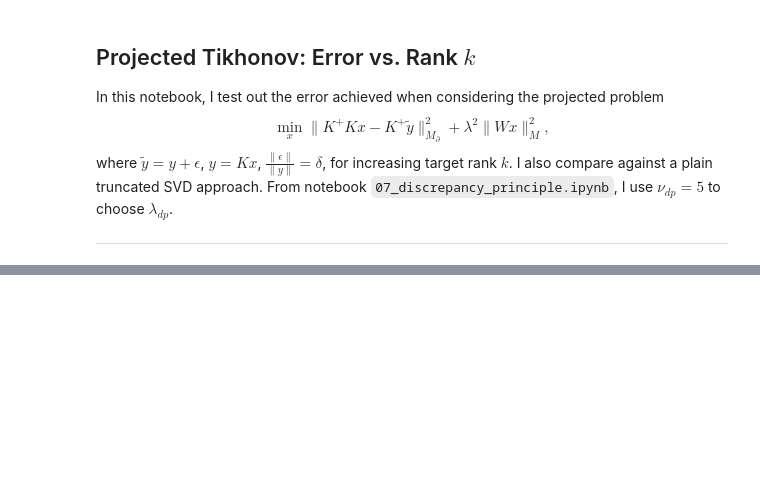
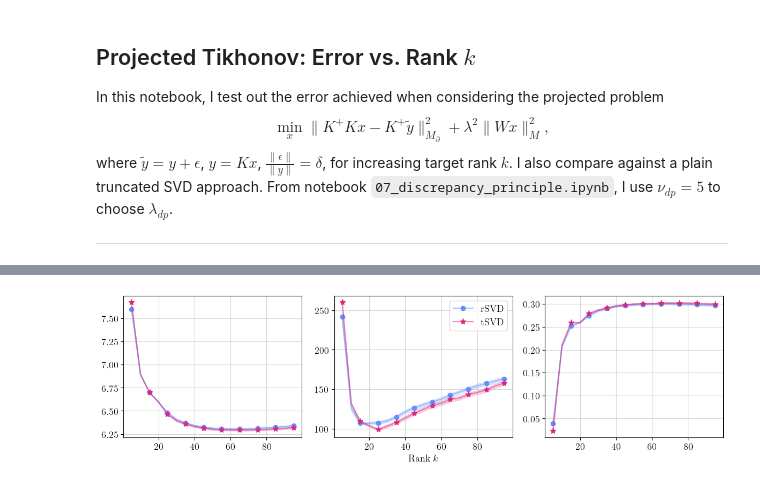
Before and after one commit to EliasSev/masters-thesis, a Jupyter notebook: notebooks/matrix_free_rsvd/08_projected_tikhonov_error_vs_k.ipynb, the cells around one changed output, grey strips where cells are left out. Cells and saved outputs as stored; diff of their text form; code cells hidden in the pictures; blank space fills up the shorter version.

```diff
--- a/notebooks/matrix_free_rsvd/08_projected_tikhonov_error_vs_k.ipynb
+++ b/notebooks/matrix_free_rsvd/08_projected_tikhonov_error_vs_k.ipynb
@@ -57,0 +204,18 @@ from utils.exact_forward_operator import ExactForwardOperator
+# %%
+file_path = results_path / f'projected_tikhonov_III_r{repeat}.csv'
+if run:
+    dfIII = experiment(
+        problem=problems['III'],
+        k_range=k_range,
+        repeat=repeat,
+        seed=SEED,
+        nu=10
+    )
+    dfIII.to_csv(file_path)
+else:
+    dfIII = pd.read_csv(file_path)
+# %%
+statsIII = dfIII.groupby("k")[metrics].agg(["mean", "std", "count"])
+plot_results(statsIII, title=False, figsize=(12, 3.5), fig_name='projected_noisy_error_III')
+# %% [output]
+[figure, added]
```
Also changed, not shown: parts of 18 cells of this notebook, 4 other files.
